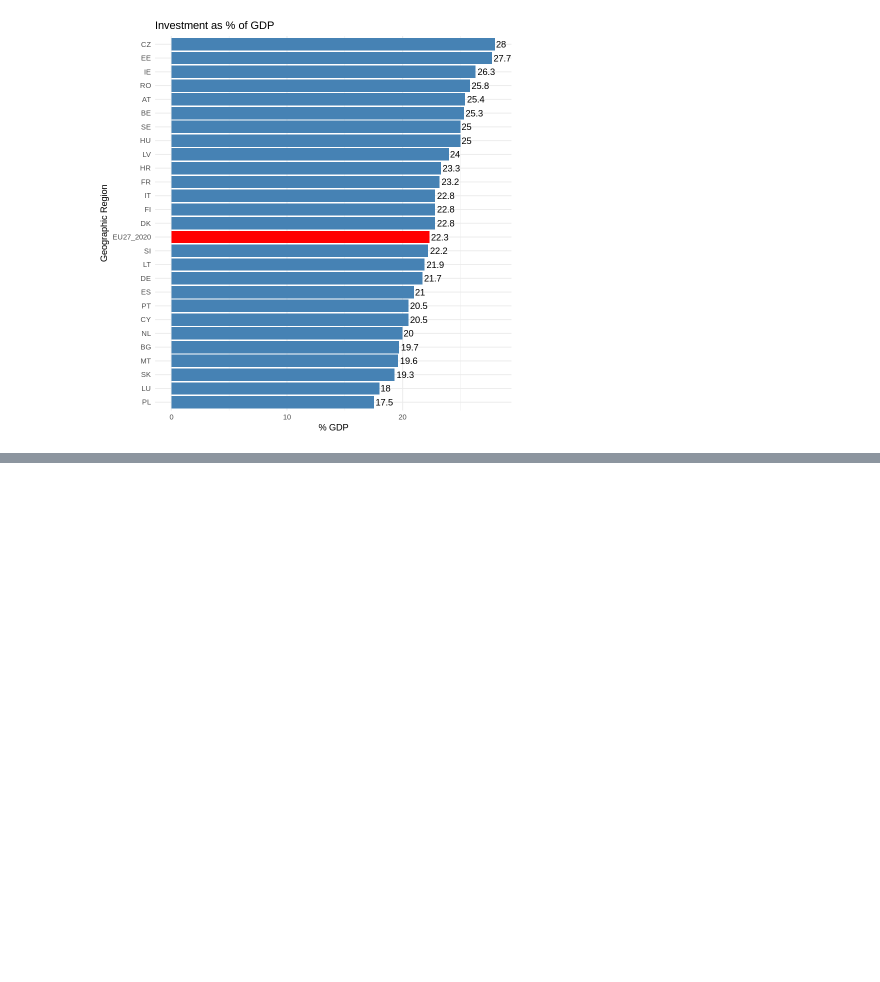
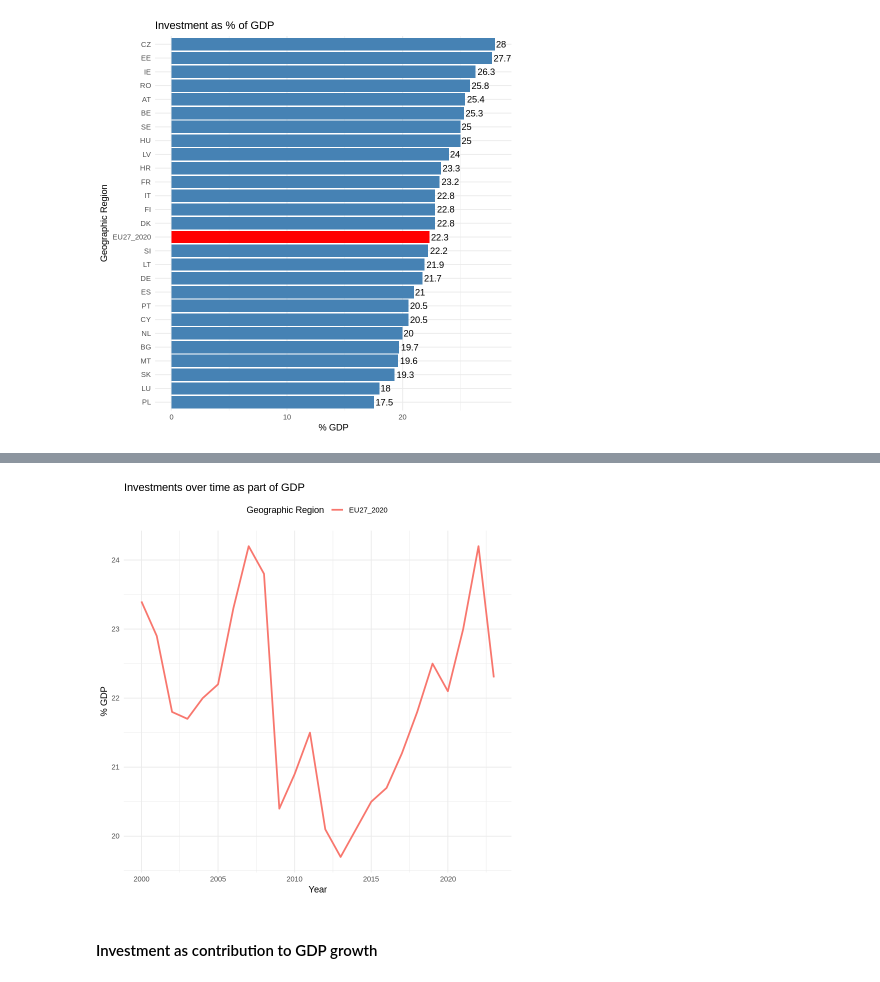
Before and after one commit to urosgodnov/BigData, a Jupyter notebook: ANALYSIS_OF_ECONOMIC_PERFORMANCE_OF_COUNTRIES_OVER_TIME.ipynb, the cells around one changed output, grey strips where cells are left out. Drawn from its saved outputs; the diff is of its cells as text; code cells hidden in the pictures; blank space fills up the shorter version.

```diff
--- a/ANALYSIS_OF_ECONOMIC_PERFORMANCE_OF_COUNTRIES_OVER_TIME.ipynb
+++ b/ANALYSIS_OF_ECONOMIC_PERFORMANCE_OF_COUNTRIES_OVER_TIME.ipynb
@@ -865,3 +865,19 @@ ggplot(df, aes(x = reorder(geo, `% GDP`), y = `% GDP`, fill = geo == "EU27_2020"
   theme(legend.position = "none")
 # %% [output]
 [figure]
+# %%
+units<-"Percentage of gross domestic product (GDP)"
+na_items<-"Gross capital formation"
+country<-"EU27_2020"
+# %%
+df<-data_1_filtered |>
+  dplyr::filter(unitlabel %in% units) |>
+  dplyr::filter(geo %in% country) |>
+  dplyr::filter(na_itemlabel %in% na_items) |>
+  dplyr::filter(year>=2000) |>
+  dplyr::select(geo, year, values) |>
+  rename("% GDP"="values")
+
+   df|>
+    gt() |>
+    gts()
@@ -867,0 +902,15 @@ ggplot(df, aes(x = reorder(geo, `% GDP`), y = `% GDP`, fill = geo == "EU27_2020"
+# %%
+ggplot(df, aes(x = year, y = `% GDP`, color = geo, group = geo)) +
+  geom_line(linewidth = 1) +
+  labs(
+    title = "Investments over time as part of GDP",
+    x = "Year",
+    y = "% GDP",
+    color = "Geographic Region"
+  ) +
+  theme_minimal() +
+  theme(legend.position = "top")
+# %% [output]
+[figure, added]
+# %% [markdown]
+#### Investment as contribution to GDP growth
```
Also changed, not shown: parts of 7 cells of this notebook.
